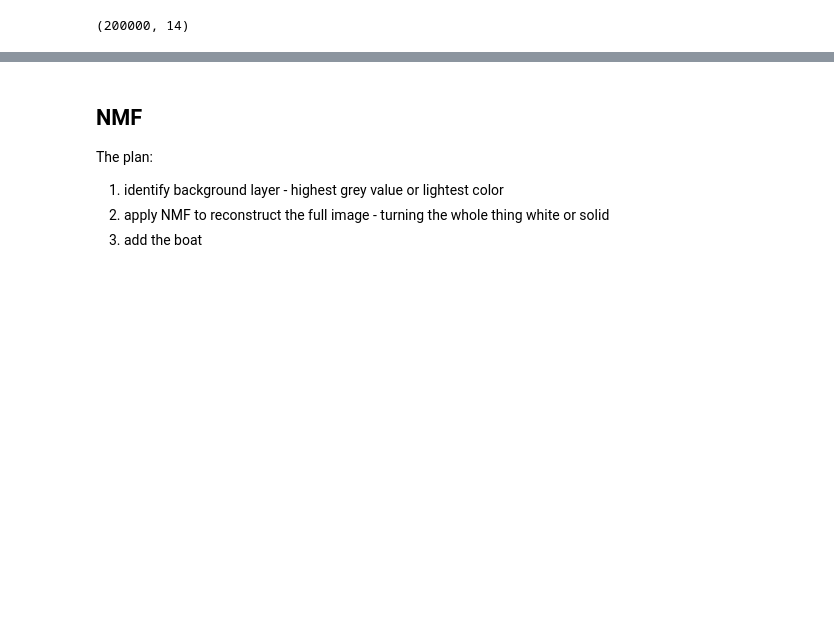
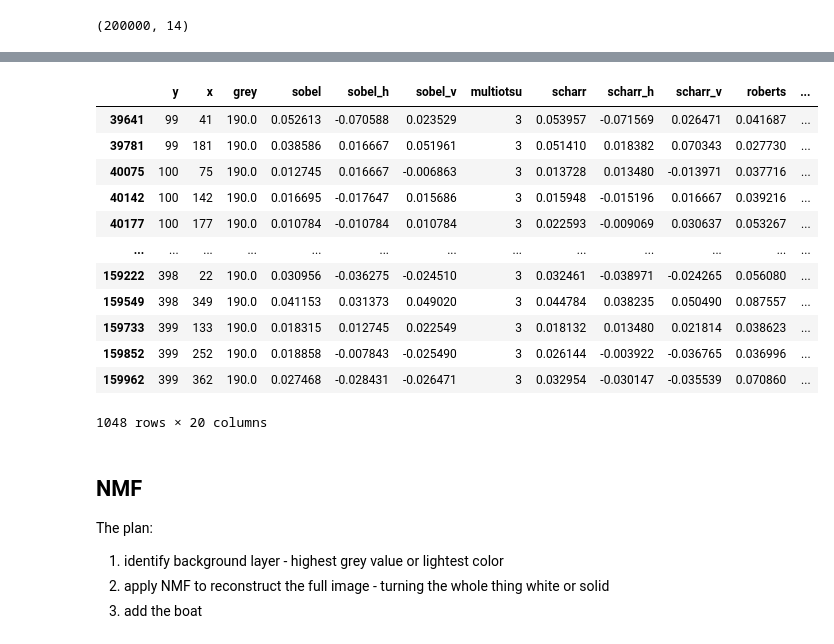
Before and after one commit to MegansColorado/Lined_Boats, a Jupyter notebook: Image_exploration.ipynb, the cells around one changed output, grey strips where cells are left out. Cells and saved outputs as stored; diff of their text form; code cells hidden in the pictures; blank space fills up the shorter version.

```diff
--- a/Image_exploration.ipynb
+++ b/Image_exploration.ipynb
@@ -452,3 +476,19 @@ array([[ 0.2447595 , -0.34109031, -0.00953396,  0.00841642,  0.22205756,
+# %%
+df[df['grey']==190]
+# %% [output]
+|  | y | x | grey | sobel | sobel_h | sobel_v | multiotsu | scharr | scharr_h | scharr_v | roberts | ... |
+| 39641 | 99 | 41 | 190.0 | 0.052613 | -0.070588 | 0.023529 | 3 | 0.053957 | -0.071569 | 0.026471 | 0.041687 | ... |
+| 39781 | 99 | 181 | 190.0 | 0.038586 | 0.016667 | 0.051961 | 3 | 0.051410 | 0.018382 | 0.070343 | 0.027730 | ... |
+| 40075 | 100 | 75 | 190.0 | 0.012745 | 0.016667 | -0.006863 | 3 | 0.013728 | 0.013480 | -0.013971 | 0.037716 | ... |
+| 40142 | 100 | 142 | 190.0 | 0.016695 | -0.017647 | 0.015686 | 3 | 0.015948 | -0.015196 | 0.016667 | 0.039216 | ... |
+| 40177 | 100 | 177 | 190.0 | 0.010784 | -0.010784 | 0.010784 | 3 | 0.022593 | -0.009069 | 0.030637 | 0.053267 | ... |
+| ... | ... | ... | ... | ... | ... | ... | ... | ... | ... | ... | ... | ... |
+| 159222 | 398 | 22 | 190.0 | 0.030956 | -0.036275 | -0.024510 | 3 | 0.032461 | -0.038971 | -0.024265 | 0.056080 | ... |
+| 159549 | 398 | 349 | 190.0 | 0.041153 | 0.031373 | 0.049020 | 3 | 0.044784 | 0.038235 | 0.050490 | 0.087557 | ... |
+| 159733 | 399 | 133 | 190.0 | 0.018315 | 0.012745 | 0.022549 | 3 | 0.018132 | 0.013480 | 0.021814 | 0.038623 | ... |
+| 159852 | 399 | 252 | 190.0 | 0.018858 | -0.007843 | -0.025490 | 3 | 0.026144 | -0.003922 | -0.036765 | 0.036996 | ... |
+| 159962 | 399 | 362 | 190.0 | 0.027468 | -0.028431 | -0.026471 | 3 | 0.032954 | -0.030147 | -0.035539 | 0.070860 | ... |
+1048 rows × 20 columns
 # %% [markdown]
 ##  NMF
 The plan:
```
Also changed, not shown: parts of 23 cells of this notebook, 3 other files.
